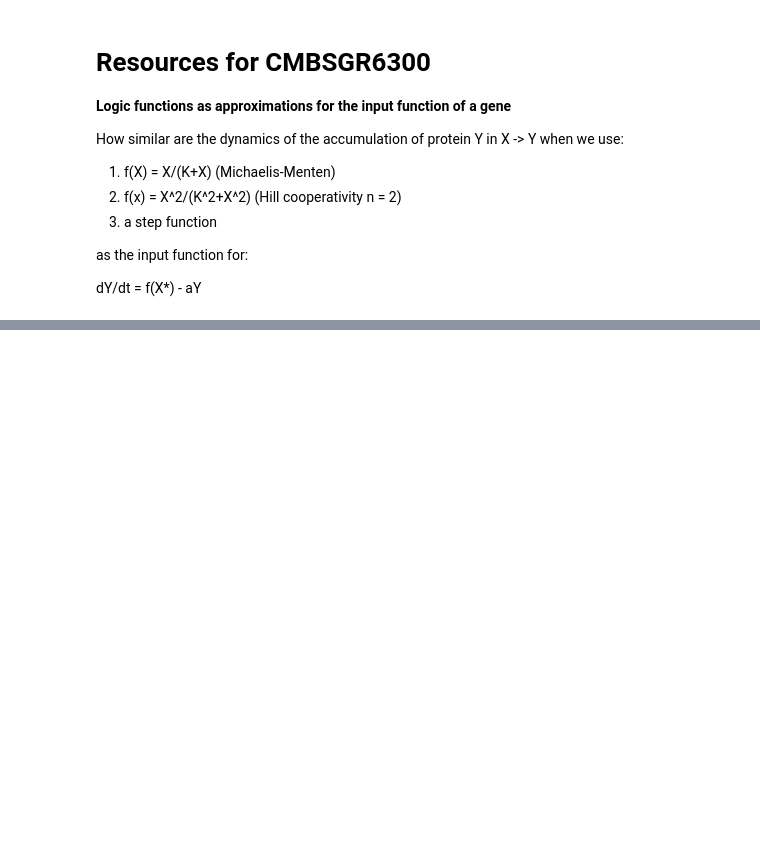
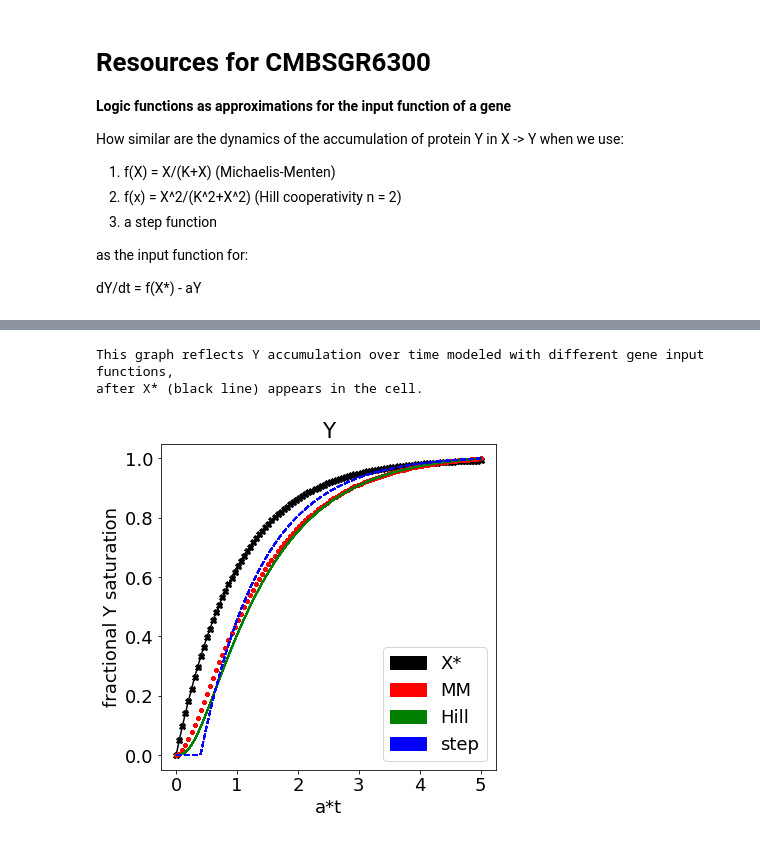
Before and after one commit to anumazam/anumazam.github.io, a Jupyter notebook: _sources/z_gene_input_fxns.ipynb, the cells around one changed output, grey strips where cells are left out. Drawn from its saved outputs; the diff is of its cells as text; code cells hidden in the pictures; blank space fills up the shorter version.

```diff
--- a/_sources/z_gene_input_fxns.ipynb
+++ b/_sources/z_gene_input_fxns.ipynb
@@ -70,21 +74,59 @@ plt.legend(labels=['MM', 'Hill', 'logic'], loc = 'lower right')
 # %%
 # function returning dy/dt
 def y_activation_1(Y, t):
     x_star = (1/a)*(1-np.exp(-a*t))
     dy_dt_1 = MM_fxn(x_star) - a*Y
     return dy_dt_1
 
 def y_activation_2(Y, t):
     x_star = (1/a)*(1-np.exp(-a*t))
     dy_dt_2 = hill_fxn(x_star) - a*Y
     return dy_dt_2
 
 x_star_array = []
 def y_activation_3(Y, t):
     x_star = (1/a)*(1-np.exp(-a*t))
     if x_star >= K:
         x_star = 1
     if x_star < K:
         x_star = 0
     dy_dt_3 = x_star - a*Y
     return dy_dt_3
+
+# initial condition
+y0 = np.zeros(50)
+
+# time points
+t = np.linspace(0,5, 100)
+
+# solve ODE
+Y1 = odeint(y_activation_1, y0, t)
+Y2 = odeint(y_activation_2, y0, t)
+Y3 = odeint(y_activation_3, y0, t)
+
+# plot results
+fig2 = plt.figure(figsize = (6,6))
+plt.title('Y')
+plt.plot(a*t, (1/a)*(1-np.exp(-a*t)), 'k', marker = 'X', label = 'X*')
+plt.plot(a*t, Y1 / Y1[-1] , 'r.', label = 'MM')
+plt.plot(a*t, Y2 / Y2[-1] , 'g', label = 'Hill')
+plt.plot(a*t, Y3 / Y3[-1] , 'b--', label = 'step')
+plt.xlabel('a*t')
+plt.ylabel('fractional Y saturation')
+plt.ylim(-.05, 1.05)
+
+# legend
+X = mpatches.Patch(color = 'k', label = 'X*')
+MM = mpatches.Patch(color = 'r', label = 'MM')
+Hill = mpatches.Patch(color = 'g', label = 'Hill')
+logic = mpatches.Patch(color = 'b', label = 'step')
+
+plt.legend(handles=[X, MM, Hill, logic], loc = 'lower right')
+print('''
+This graph reflects Y accumulation over time modeled with different gene input functions,
+after X* (black line) appears in the cell.
+''')
+# %% [output]
+This graph reflects Y accumulation over time modeled with different gene input functions,
+after X* (black line) appears in the cell.
+[figure, added]
```
Also changed, not shown: parts of 4 cells of this notebook, 22 other files.
